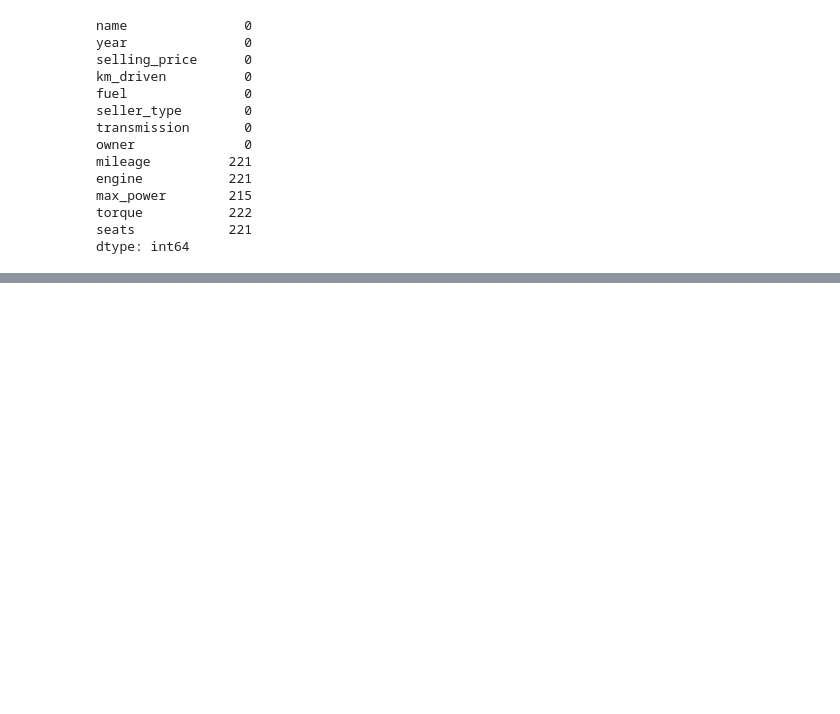
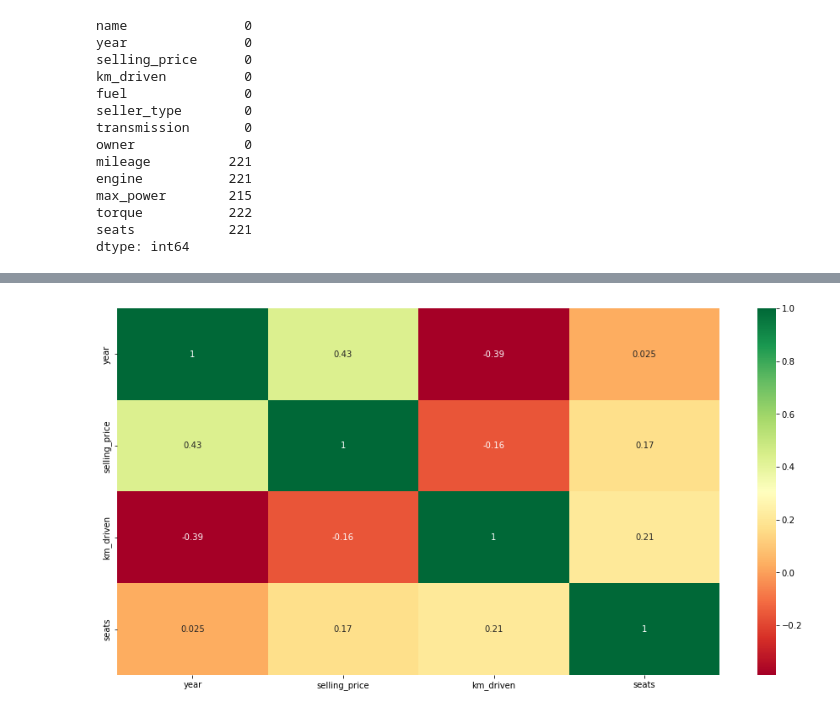
Before and after one commit to Sialsanwal/Data-Science, a Jupyter notebook: Machine learning Model/Regression Model/Project 1/Car Price Pre-Processing.ipynb, the cells around one changed output, grey strips where cells are left out. Drawn from its saved outputs; the diff is of its cells as text; code cells hidden in the pictures; blank space fills up the shorter version.

```diff
--- a/Machine learning Model/Regression Model/Project 1/Car Price Pre-Processing.ipynb
+++ b/Machine learning Model/Regression Model/Project 1/Car Price Pre-Processing.ipynb
@@ -42,0 +180,7 @@ dtype: int64
+# %%
+# Heat Map
+plt.figure(figsize = (16,8))
+sns.heatmap(df[df.columns].corr(), annot = True, cmap = "RdYlGn")
+plt.show()
+# %% [output]
+[figure, added]
```
Also changed, not shown: parts of 10 cells of this notebook.
